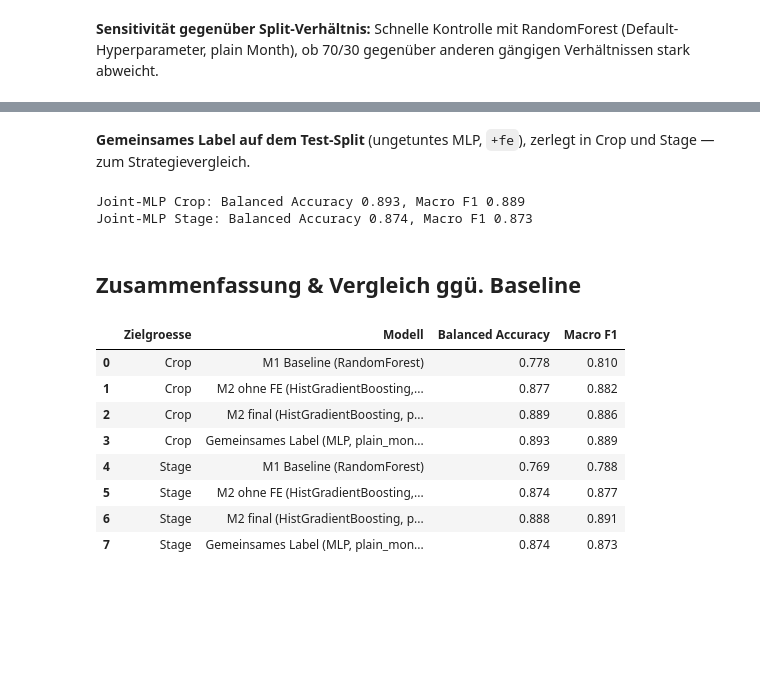
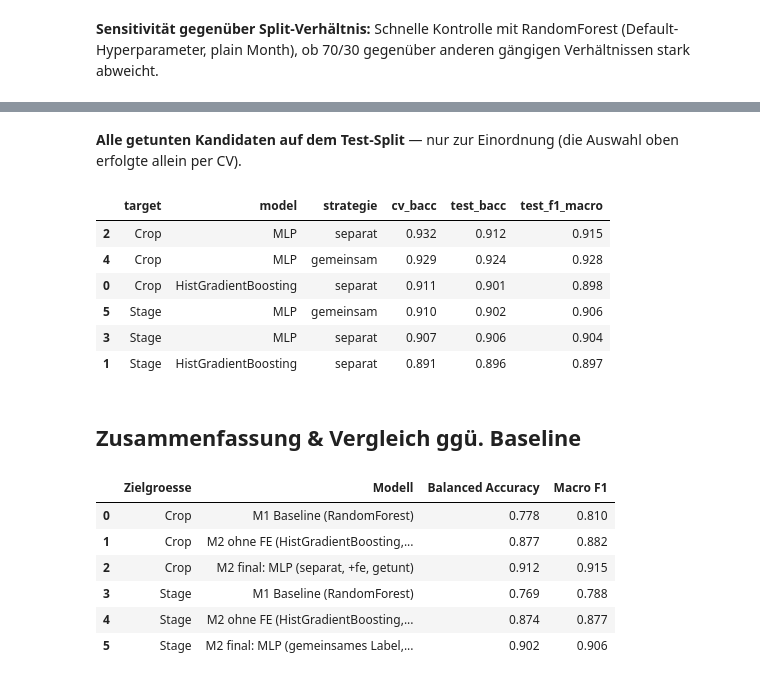
Before and after one commit to PavithV/LandwirtschaftsProjekt, a Jupyter notebook: milestone2_model.ipynb, the cells around one changed output, grey strips where cells are left out. Drawn from its saved outputs; the diff is of its cells as text; code cells hidden in the pictures; blank space fills up the shorter version.

```diff
--- a/milestone2_model.ipynb
+++ b/milestone2_model.ipynb
@@ -230,5 +230,9 @@ for model_name, factory in model_factories.items():
             print(model_name, feat_name, target_name, f"cv_bacc={cv_rows[-1]['cv_balanced_accuracy_mean']:.3f}", flush=True)
 
 cv_results = pd.DataFrame(cv_rows).sort_values(['target', 'cv_balanced_accuracy_mean'], ascending=[True, False])
+
+def cv_score(model, target, feature_set='plain_month+fe'):
+    return cv_results.query("model == @model and feature_set == @feature_set and target == @target")['cv_balanced_accuracy_mean'].item()
+
 cv_results.round(3)
 # %% [output]
@@ -316,0 +367,10 @@ Stage -> HistGradientBoosting plain_month+fe {'clf__max_iter': 300, 'clf__max_de
+# %%
+best_per_target = {}
+for target_name in ['Crop', 'Stage']:
+    candidates = [(info['cv'][target_name], model_name, strat) for (model_name, strat), info in tuned.items()
+                  if target_name in info['cv']]
+    score, model_name, strat = max(candidates)
+    best_per_target[target_name] = {'model_name': model_name, 'joint': strat == 'Joint', 'cv_best_score': score,
+                                    'best_estimator': tuned[(model_name, strat)]['estimator'],
+                                    'label': f"{model_name} ({'gemeinsames Label' if strat == 'Joint' else 'separat'}, +fe, getunt)"}
+    print(f"{target_name}: {best_per_target[target_name]['label']}  CV balanced_accuracy={score:.3f}")
@@ -321,15 +384,18 @@ Die getunten besten Modelle (bereits auf dem vollen Trainingssplit refittet durc
 # %%
+def predict_target(estimator, joint, target_name, X):
+    pred = estimator.predict(X)
+    return split_joint(pred)[0 if target_name == 'Crop' else 1] if joint else pred
+
 for target_name, y_test_sel in [('Crop', y_crop_test), ('Stage', y_stage_test)]:
     info = best_per_target[target_name]
-    X_test_sel = feature_sets[info['feat_name']]['test']
-    pred = info['best_estimator'].predict(X_test_sel)
+    pred = predict_target(info['best_estimator'], info['joint'], target_name, X_fe_test)
 
     bacc = balanced_accuracy_score(y_test_sel, pred)
     f1 = f1_score(y_test_sel, pred, average='macro')
     info['test_bacc'] = bacc
     info['test_f1'] = f1
 
-    print(f"{target_name} - Modell: {info['model_name']} ({info['feat_name']}) - Balanced Accuracy: {bacc:.3f}, Macro F1: {f1:.3f}")
+    print(f"{target_name} - Modell: {info['label']} - Balanced Accuracy: {bacc:.3f}, Macro F1: {f1:.3f}")
     print(classification_report(y_test_sel, pred))
 
     ConfusionMatrixDisplay.from_predictions(y_test_sel, pred, xticks_rotation=45)
@@ -366,41 +432,47 @@ Mature_Senesc       0.83      0.83      0.83       297
 # %% [markdown]
-**Gemeinsames Label auf dem Test-Split** (ungetuntes MLP, `+fe`), zerlegt in Crop und Stage — zum Strategievergleich.
+**Alle getunten Kandidaten auf dem Test-Split** — nur zur Einordnung (die Auswahl oben erfolgte allein per CV).
 # %%
-joint_model = make_pipe(model_factories['MLP']()).fit(X_fe_train, combo_train)
-joint_pred = pd.Series(joint_model.predict(X_fe_test), index=X_fe_test.index).str.split('|', expand=True)
-joint_test = {}
-for i, (target_name, y_true) in enumerate([('Crop', y_crop_test), ('Stage', y_stage_test)]):
-    joint_test[target_name] = (balanced_accuracy_score(y_true, joint_pred[i]), f1_score(y_true, joint_pred[i], average='macro'))
-    print(f'Joint-MLP {target_name}: Balanced Accuracy {joint_test[target_name][0]:.3f}, Macro F1 {joint_test[target_name][1]:.3f}')
+test_rows = []
+for (model_name, strat), info in tuned.items():
+    for target_name, y_true in [('Crop', y_crop_test), ('Stage', y_stage_test)]:
+        if target_name not in info['cv']:
+            continue
+        pred = predict_target(info['estimator'], strat == 'Joint', target_name, X_fe_test)
+        test_rows.append({'target': target_name, 'model': model_name, 'strategie': 'gemeinsam' if strat == 'Joint' else 'separat',
+                          'cv_bacc': info['cv'][target_name], 'test_bacc': balanced_accuracy_score(y_true, pred),
+                          'test_f1_macro': f1_score(y_true, pred, average='macro')})
+test_results = pd.DataFrame(test_rows).sort_values(['target', 'cv_bacc'], ascending=[True, False])
+test_results.round(3)
 # %% [output]
-Joint-MLP Crop: Balanced Accuracy 0.893, Macro F1 0.889
-Joint-MLP Stage: Balanced Accuracy 0.874, Macro F1 0.873
+|  | target | model | strategie | cv_bacc | test_bacc | test_f1_macro |
+| 2 | Crop | MLP | separat | 0.932 | 0.912 | 0.915 |
+| 4 | Crop | MLP | gemeinsam | 0.929 | 0.924 | 0.928 |
+| 0 | Crop | HistGradientBoosting | separat | 0.911 | 0.901 | 0.898 |
+| 5 | Stage | MLP | gemeinsam | 0.910 | 0.902 | 0.906 |
+| 3 | Stage | MLP | separat | 0.907 | 0.906 | 0.904 |
+| 1 | Stage | HistGradientBoosting | separat | 0.891 | 0.896 | 0.897 |
 # %% [markdown]
 ## Zusammenfassung & Vergleich ggü. Baseline
 # %%
 rows = []
 for target_name, m1_bacc, m1_f1, m2_bacc, m2_f1 in [('Crop', 0.778, 0.810, 0.877, 0.882), ('Stage', 0.769, 0.788, 0.874, 0.877)]:
     info = best_per_target[target_name]
     rows += [
         {'Zielgroesse': target_name, 'Modell': 'M1 Baseline (RandomForest)', 'Balanced Accuracy': m1_bacc, 'Macro F1': m1_f1},
         {'Zielgroesse': target_name, 'Modell': 'M2 ohne FE (HistGradientBoosting, Rohbaender)', 'Balanced Accuracy': m2_bacc, 'Macro F1': m2_f1},
-        {'Zielgroesse': target_name, 'Modell': f"M2 final ({info['model_name']}, {info['feat_name']}, getunt)",
+        {'Zielgroesse': target_name, 'Modell': f"M2 final: {info['label']}",
          'Balanced Accuracy': info['test_bacc'], 'Macro F1': info['test_f1']},
-        {'Zielgroesse': target_name, 'Modell': 'Gemeinsames Label (MLP, plain_month+fe)',
-         'Balanced Accuracy': joint_test[target_name][0], 'Macro F1': joint_test[target_name][1]},
     ]
 summary = pd.DataFrame(rows)
 summary.round(3)
 # %% [output]
 |  | Zielgroesse | Modell | Balanced Accuracy | Macro F1 |
 | 0 | Crop | M1 Baseline (RandomForest) | 0.778 | 0.810 |
 | 1 | Crop | M2 ohne FE (HistGradientBoosting,... | 0.877 | 0.882 |
-| 2 | Crop | M2 final (HistGradientBoosting, p... | 0.889 | 0.886 |
-| 3 | Crop | Gemeinsames Label (MLP, plain_mon... | 0.893 | 0.889 |
-| 4 | Stage | M1 Baseline (RandomForest) | 0.769 | 0.788 |
-| 5 | Stage | M2 ohne FE (HistGradientBoosting,... | 0.874 | 0.877 |
-| 6 | Stage | M2 final (HistGradientBoosting, p... | 0.888 | 0.891 |
-| 7 | Stage | Gemeinsames Label (MLP, plain_mon... | 0.874 | 0.873 |
+| 2 | Crop | M2 final: MLP (separat, +fe, getunt) | 0.912 | 0.915 |
+| 3 | Stage | M1 Baseline (RandomForest) | 0.769 | 0.788 |
+| 4 | Stage | M2 ohne FE (HistGradientBoosting,... | 0.874 | 0.877 |
+| 5 | Stage | M2 final: MLP (gemeinsames Label,... | 0.902 | 0.906 |
 # %% [markdown]
 **Beobachtungen**
 
```
Also changed, not shown: parts of 13 cells of this notebook, 2 other files.
